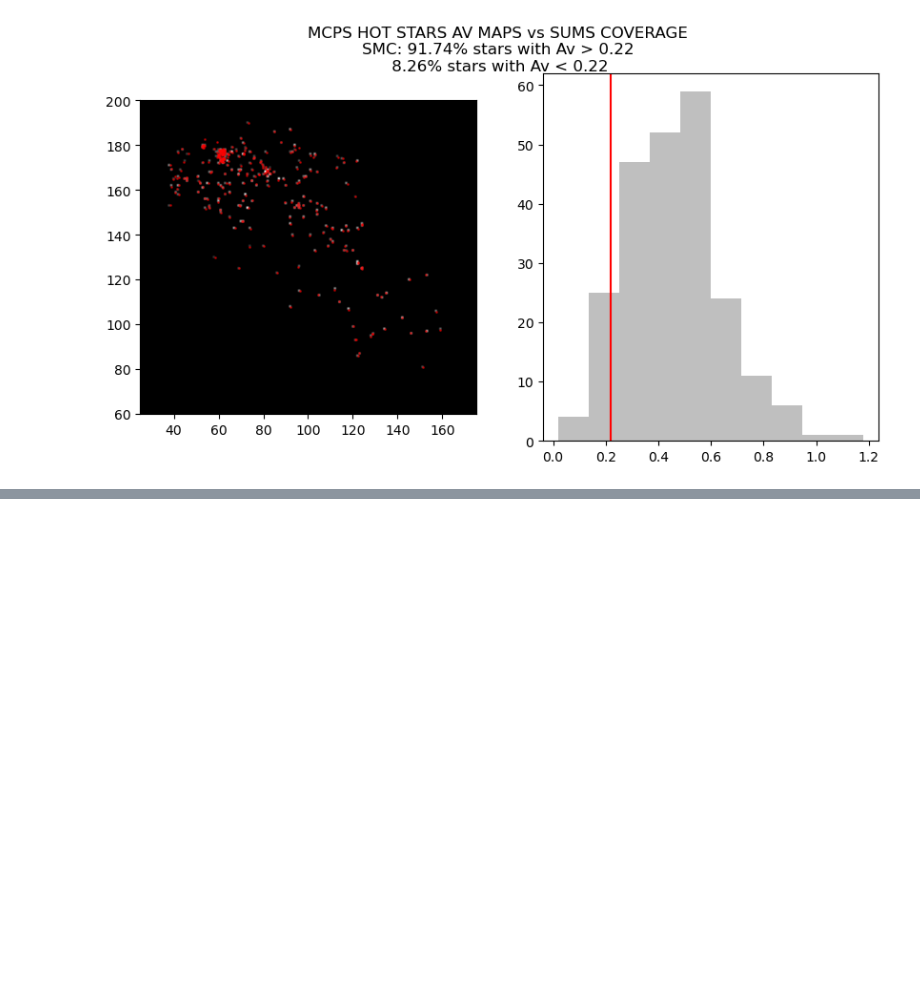
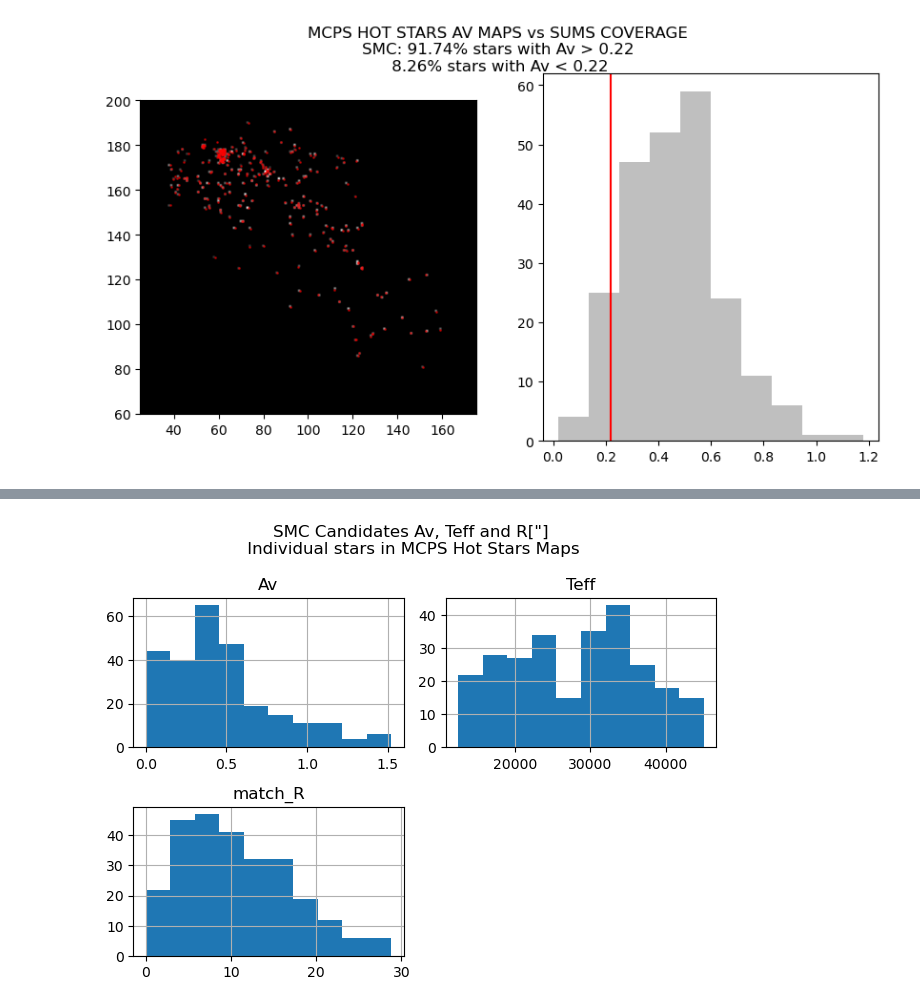
Before and after one commit to AstroLudwig/SUMS_UVPhotometricCatalog, a Jupyter notebook: 5_AssessCandidates/3_MCPSHotAv.ipynb, the cells around one changed output, grey strips where cells are left out. Saved outputs shown, nothing was run; the diff lists cells and outputs as text; code cells hidden in the pictures; blank space fills up the shorter version.

```diff
--- a/5_AssessCandidates/3_MCPSHotAv.ipynb
+++ b/5_AssessCandidates/3_MCPSHotAv.ipynb
@@ -132,0 +207,6 @@ ax.set_ylim(60,200)
+# %%
+smc_candidates[['Av','Teff','match_R']].hist(bins=10)
+plt.suptitle('SMC Candidates Av, Teff and R["]\n Individual stars in MCPS Hot Stars Maps')
+plt.tight_layout()
+# %% [output]
+[figure, added]
```
Also changed, not shown: parts of 5 cells of this notebook.
